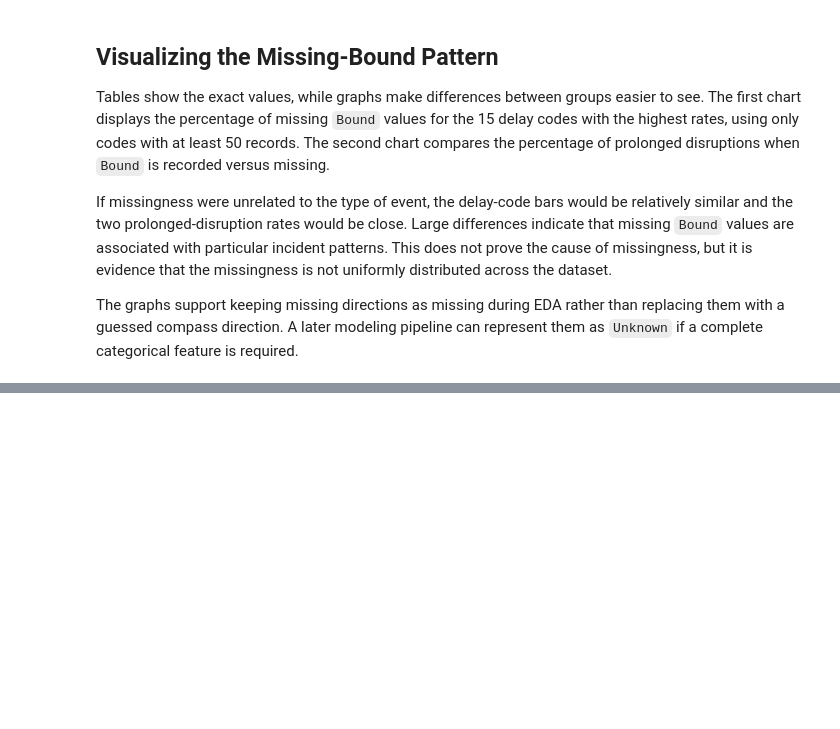
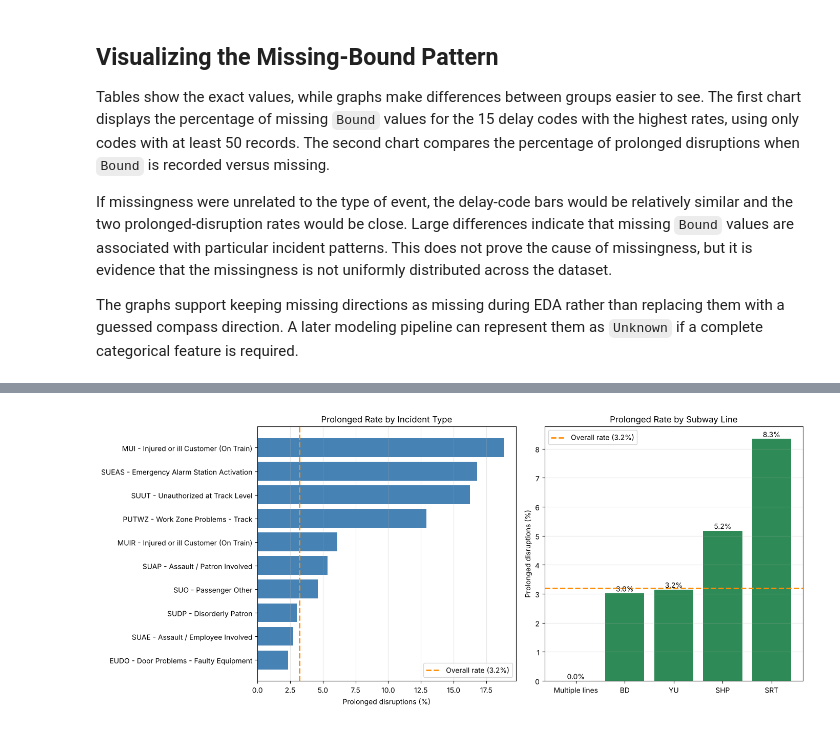
Before and after one commit to azahra4/TTC_EDA_Project, a Jupyter notebook: TTC_Delay_EDA.ipynb, the cells around one changed output, grey strips where cells are left out. Cells and saved outputs as stored; diff of their text form; code cells hidden in the pictures; blank space fills up the shorter version.

```diff
--- a/TTC_Delay_EDA.ipynb
+++ b/TTC_Delay_EDA.ipynb
@@ -367,0 +777,15 @@ plt.show()
+# %%
+# Class balance of the classification target.
+class_counts = train_df["Prolonged_Disruption"].value_counts().sort_index()
+class_share = (class_counts / len(train_df) * 100).round(2)
+display(
+    pd.DataFrame({
+        "Records": class_counts,
+        "Share (%)": class_share
+    }).rename(index={0: "Short (<= 15 min)", 1: "Prolonged (> 15 min)"})
+)
+
+minority_share = train_df["Prolonged_Disruption"].mean()
+print(f"Minority class share: {minority_share * 100:.2f}%")
+print(f"Imbalance ratio: 1 prolonged incident for every "
+      f"{(1 - minority_share) / minority_share:.0f} short ones")
@@ -367,0 +967,39 @@ plt.show()
+# %%
+fig, axes = plt.subplots(1, 2, figsize=(14, 6))
+
+# Left: the incident codes with the highest prolonged rate.
+top_codes = code_risk.head(10).sort_values("Prolonged_Rate")
+labels = [
+    f"{row.Code} - {row.Code_Description[:34]}"
+    for row in top_codes.itertuples()
+]
+axes[0].barh(labels, top_codes["Prolonged_Rate"], color="steelblue")
+axes[0].axvline(minority_share * 100, color="darkorange", linestyle="--",
+                linewidth=2, label=f"Overall rate ({minority_share * 100:.1f}%)")
+axes[0].set_xlabel("Prolonged disruptions (%)")
+axes[0].set_title("Prolonged Rate by Incident Type")
+axes[0].legend()
+axes[0].grid(axis="x", alpha=0.3)
+
+# Right: the prolonged rate by line.
+line_risk = (
+    train_df.groupby("Line_Clean")
+    .agg(Records=("Prolonged_Disruption", "size"),
+         Rate=("Prolonged_Disruption", "mean"))
+)
+line_risk = line_risk[line_risk["Records"] >= 100].sort_values("Rate")
+bars = axes[1].bar(line_risk.index, line_risk["Rate"] * 100, color="seagreen")
+axes[1].axhline(minority_share * 100, color="darkorange", linestyle="--",
+                linewidth=2, label=f"Overall rate ({minority_share * 100:.1f}%)")
+axes[1].set_ylabel("Prolonged disruptions (%)")
+axes[1].set_title("Prolonged Rate by Subway Line")
+axes[1].legend()
+axes[1].grid(axis="y", alpha=0.3)
+for bar in bars:
+    axes[1].text(bar.get_x() + bar.get_width() / 2, bar.get_height(),
+                 f"{bar.get_height():.1f}%", ha="center", va="bottom")
+
+plt.tight_layout()
+plt.show()
+# %% [output]
+[figure, added]
```
Also changed, not shown: parts of 37 cells of this notebook, 1 other file.
